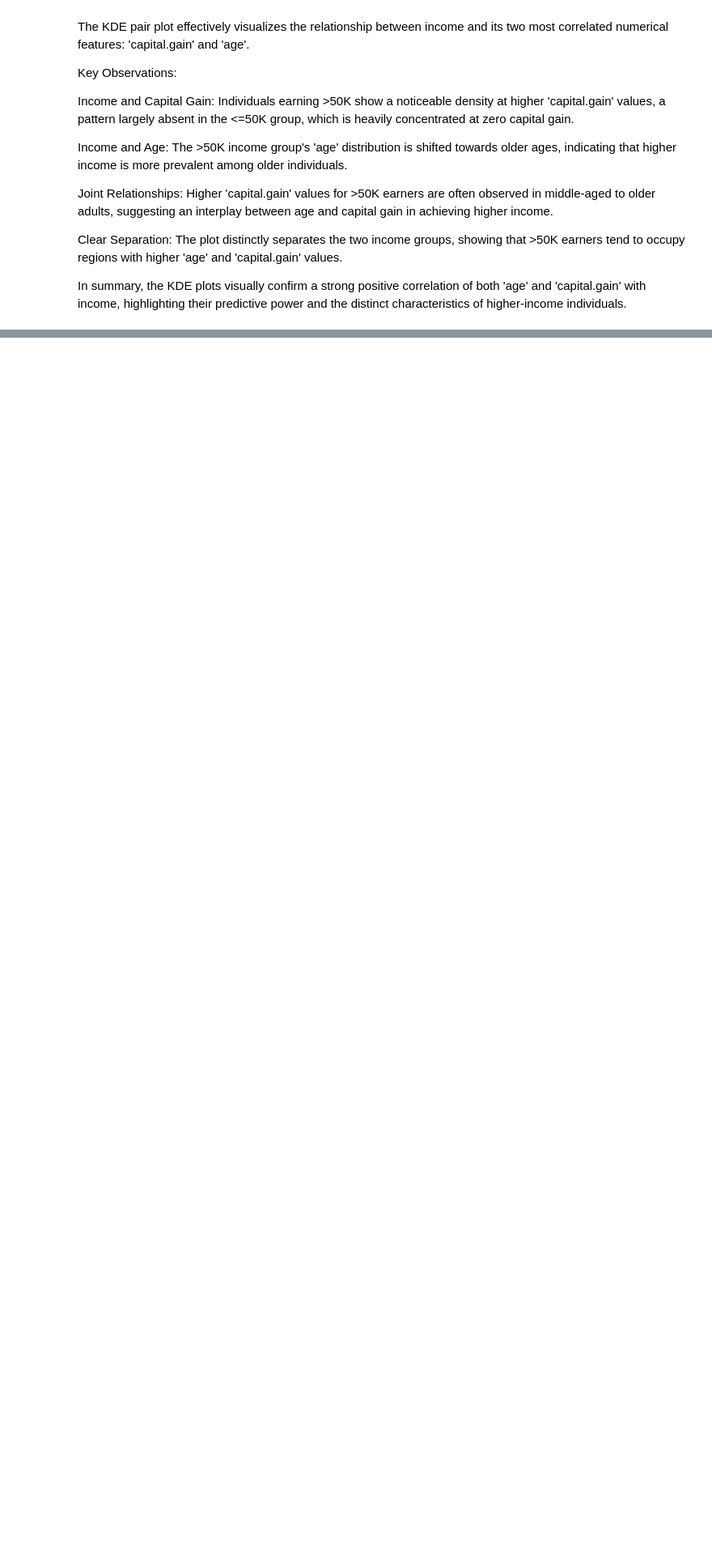
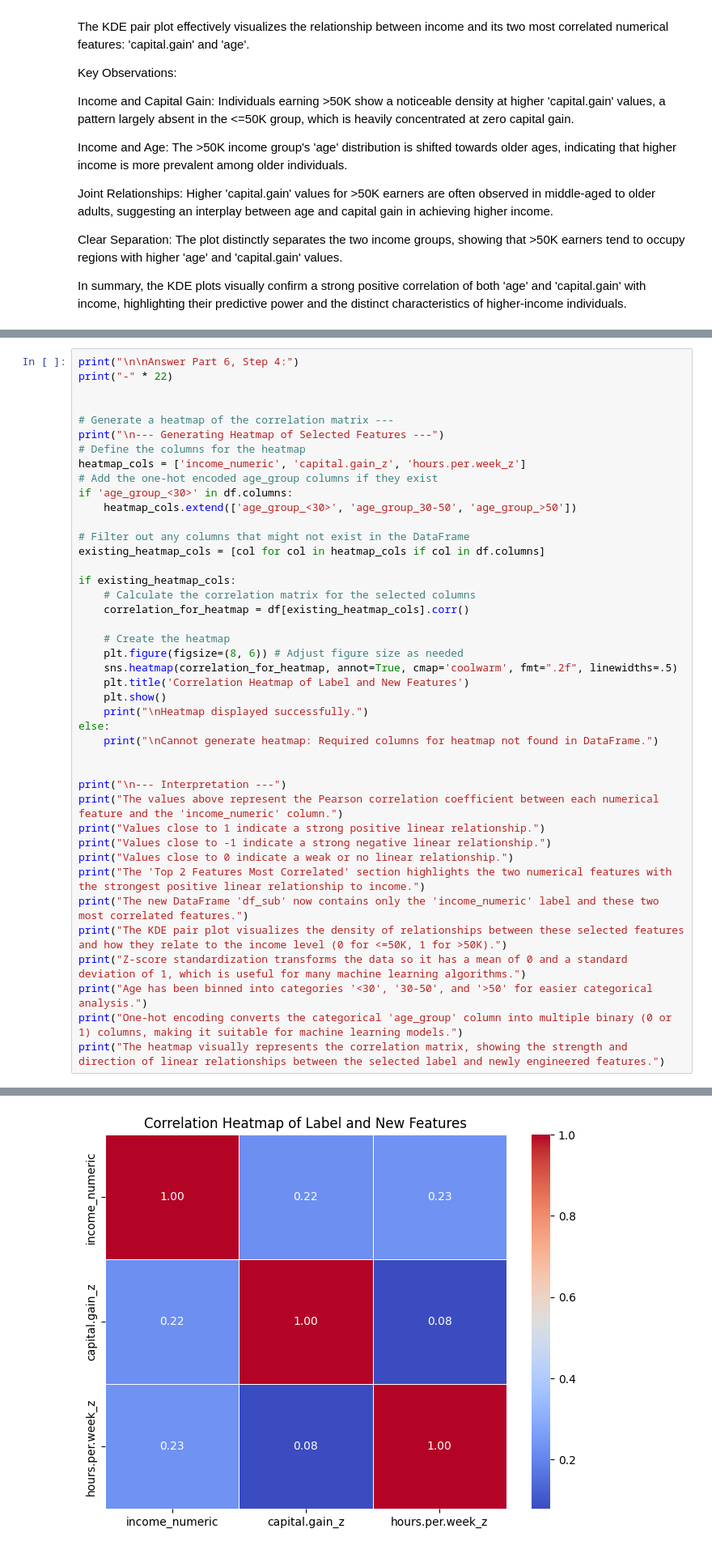
Before and after one commit to iotpelican/ml-llm-course-work, a Jupyter notebook: ss_T27_hw_02_main.ipynb, the cells around one changed output, grey strips where cells are left out. Shown: that part at 81% size. Drawn from its saved outputs; the diff is of its cells as text; blank space fills up the shorter version.

```diff
--- a/ss_T27_hw_02_main.ipynb
+++ b/ss_T27_hw_02_main.ipynb
@@ -747,0 +949,43 @@ In summary, the KDE plots visually confirm a strong positive correlation of both
+# %%
+print("\n\nAnswer Part 6, Step 4:")
+print("-" * 22)
+
+
+# Generate a heatmap of the correlation matrix ---
+print("\n--- Generating Heatmap of Selected Features ---")
+# Define the columns for the heatmap
+heatmap_cols = ['income_numeric', 'capital.gain_z', 'hours.per.week_z']
+# Add the one-hot encoded age_group columns if they exist
+if 'age_group_<30>' in df.columns:
+    heatmap_cols.extend(['age_group_<30>', 'age_group_30-50', 'age_group_>50'])
+
+# Filter out any columns that might not exist in the DataFrame
+existing_heatmap_cols = [col for col in heatmap_cols if col in df.columns]
+
+if existing_heatmap_cols:
+    # Calculate the correlation matrix for the selected columns
+    correlation_for_heatmap = df[existing_heatmap_cols].corr()
+
+    # Create the heatmap
+    plt.figure(figsize=(8, 6)) # Adjust figure size as needed
+    sns.heatmap(correlation_for_heatmap, annot=True, cmap='coolwarm', fmt=".2f", linewidths=.5)
+    plt.title('Correlation Heatmap of Label and New Features')
+    plt.show()
+    print("\nHeatmap displayed successfully.")
+else:
+    print("\nCannot generate heatmap: Required columns for heatmap not found in DataFrame.")
+
+
+print("\n--- Interpretation ---")
+print("The values above represent the Pearson correlation coefficient between each numerical feature and the 'income_numeric' column.")
+print("Values close to 1 indicate a strong positive linear relationship.")
+print("Values close to -1 indicate a strong negative linear relationship.")
+print("Values close to 0 indicate a weak or no linear relationship.")
+print("The 'Top 2 Features Most Correlated' section highlights the two numerical features with the strongest positive linear relationship to income.")
+print("The new DataFrame 'df_sub' now contains only the 'income_numeric' label and these two most correlated features.")
+print("The KDE pair plot visualizes the density of relationships between these selected features and how they relate to the income level (0 for <=50K, 1 for >50K).")
+print("Z-score standardization transforms the data so it has a mean of 0 and a standard deviation of 1, which is useful for many machine learning algorithms.")
+print("Age has been binned into categories '<30', '30-50', and '>50' for easier categorical analysis.")
+print("One-hot encoding converts the categorical 'age_group' column into multiple binary (0 or 1) columns, making it suitable for machine learning models.")
+print("The heatmap visually represents the correlation matrix, showing the strength and direction of linear relationships between the selected label and newly engineered features.")
+# %% [output]
@@ -747,0 +996 @@ In summary, the KDE plots visually confirm a strong positive correlation of both
+[figure, added]
```
Also changed, not shown: parts of 5 cells of this notebook.
